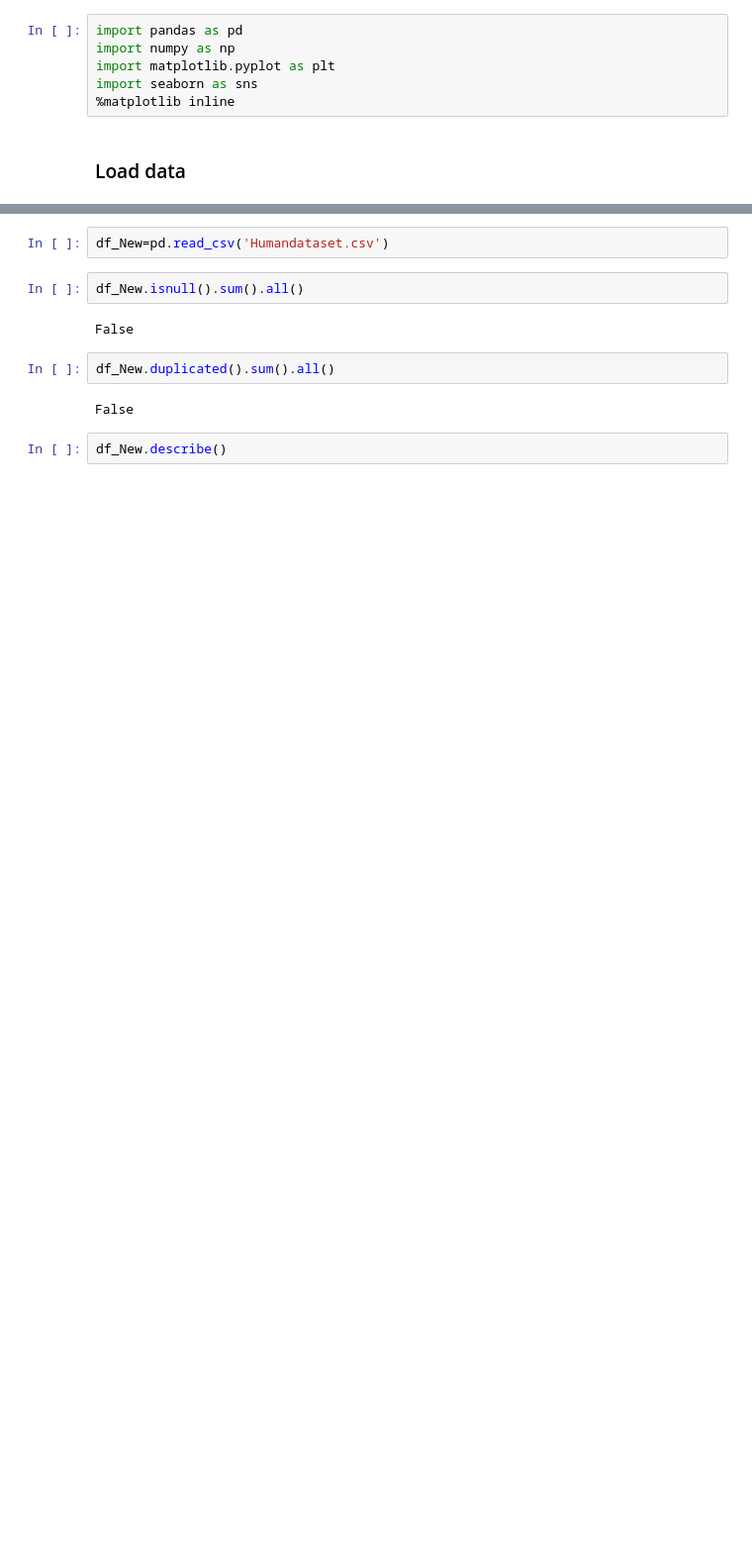
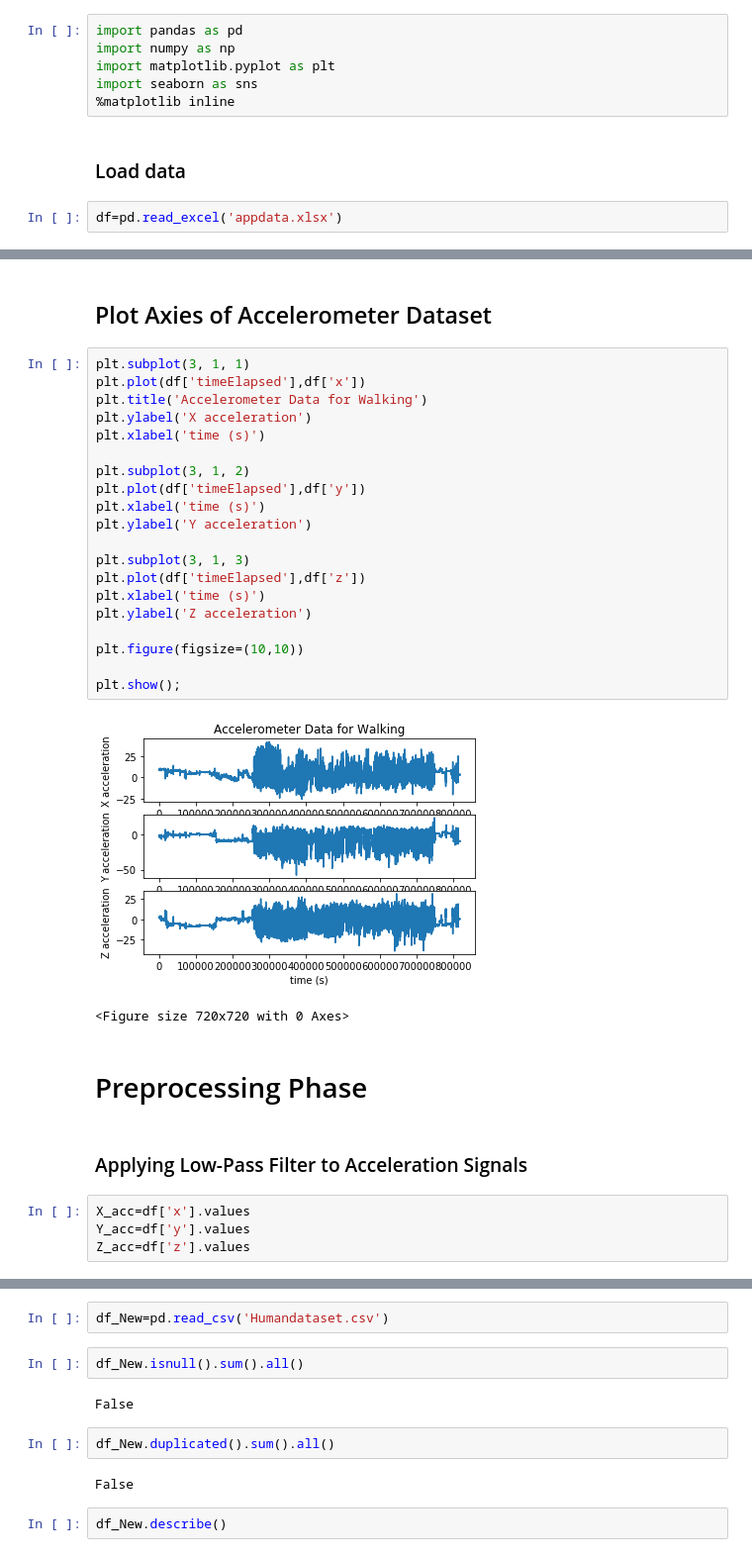
Before and after one commit to yousefkhaled282/Selected_1, a Jupyter notebook: Human Activity Recognition.ipynb, the cells around one changed output, grey strips where cells are left out. Shown at 99% size. Cells and saved outputs as stored; diff of their text form; blank space fills up the shorter version.

```diff
--- a/Human Activity Recognition.ipynb
+++ b/Human Activity Recognition.ipynb
@@ -6,3 +6,5 @@ import seaborn as sns
 %matplotlib inline
 # %% [markdown]
 ### Load data
+# %%
+df=pd.read_excel('appdata.xlsx')
@@ -8,0 +42,33 @@ import seaborn as sns
+# %% [markdown]
+## Plot Axies of Accelerometer Dataset
+# %%
+plt.subplot(3, 1, 1)
+plt.plot(df['timeElapsed'],df['x'])
+plt.title('Accelerometer Data for Walking')
+plt.ylabel('X acceleration')
+plt.xlabel('time (s)')
+
+plt.subplot(3, 1, 2)
+plt.plot(df['timeElapsed'],df['y'])
+plt.xlabel('time (s)')
+plt.ylabel('Y acceleration')
+
+plt.subplot(3, 1, 3)
+plt.plot(df['timeElapsed'],df['z'])
+plt.xlabel('time (s)')
+plt.ylabel('Z acceleration')
+
+plt.figure(figsize=(10,10))
+
+plt.show();
+# %% [output]
+[figure, added]
+<Figure size 720x720 with 0 Axes>
+# %% [markdown]
+# Preprocessing Phase
+# %% [markdown]
+### Applying Low-Pass Filter to Acceleration Signals
+# %%
+X_acc=df['x'].values
+Y_acc=df['y'].values
+Z_acc=df['z'].values
```
Also changed, not shown: parts of 28 cells of this notebook, 5 other files.
